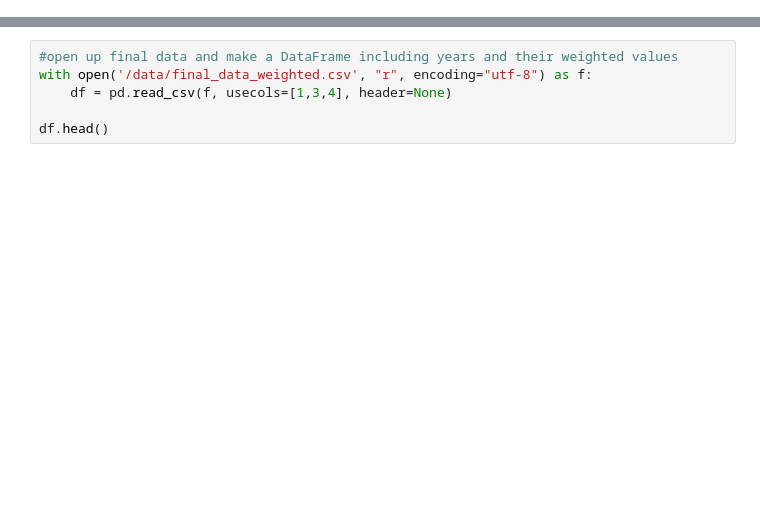
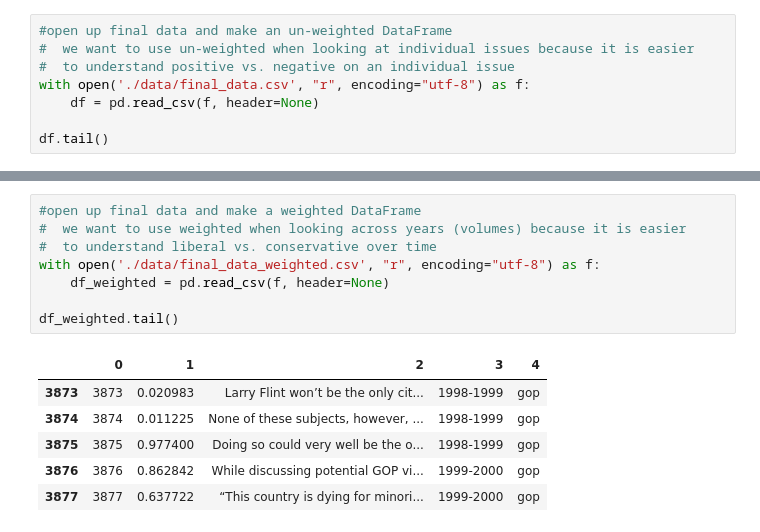
Before and after one commit to dpatrinos/rtp-sentiment-analysis, a Jupyter notebook: create_composites.ipynb, the cells around one changed output, grey strips where cells are left out. Cells and saved outputs as stored; diff of their text form; blank space fills up the shorter version.

Commit message:
composite data

```diff
--- a/create_composites.ipynb
+++ b/create_composites.ipynb
@@ -3,0 +11,8 @@ import csv
+# %%
+#open up final data and make an un-weighted DataFrame
+#  we want to use un-weighted when looking at individual issues because it is easier
+#  to understand positive vs. negative on an individual issue
+with open('./data/final_data.csv', "r", encoding="utf-8") as f:
+    df = pd.read_csv(f, header=None)
+
+df.tail()
@@ -4,9 +26,18 @@ import csv
 # %%
-#open up final data and make a DataFrame including years and their weighted values
-with open('/data/final_data_weighted.csv', "r", encoding="utf-8") as f:
-    df = pd.read_csv(f, usecols=[1,3,4], header=None)
+#open up final data and make a weighted DataFrame
+#  we want to use weighted when looking across years (volumes) because it is easier
+#  to understand liberal vs. conservative over time
+with open('./data/final_data_weighted.csv', "r", encoding="utf-8") as f:
+    df_weighted = pd.read_csv(f, header=None)
 
-df.head()
+df_weighted.tail()
+# %% [output]
+|  | 0 | 1 | 2 | 3 | 4 |
+| 3873 | 3873 | 0.020983 | Larry Flint won’t be the only cit... | 1998-1999 | gop |
+| 3874 | 3874 | 0.011225 | None of these subjects, however, ... | 1998-1999 | gop |
+| 3875 | 3875 | 0.977400 | Doing so could very well be the o... | 1998-1999 | gop |
+| 3876 | 3876 | 0.862842 | While discussing potential GOP vi... | 1999-2000 | gop |
+| 3877 | 3877 | 0.637722 | “This country is dying for minori... | 1999-2000 | gop |
 # %%
 #collect sentiment values by the issue
 abortion_values_8990 = []
```
Also changed, not shown: parts of 10 cells of this notebook, 13 other files.
